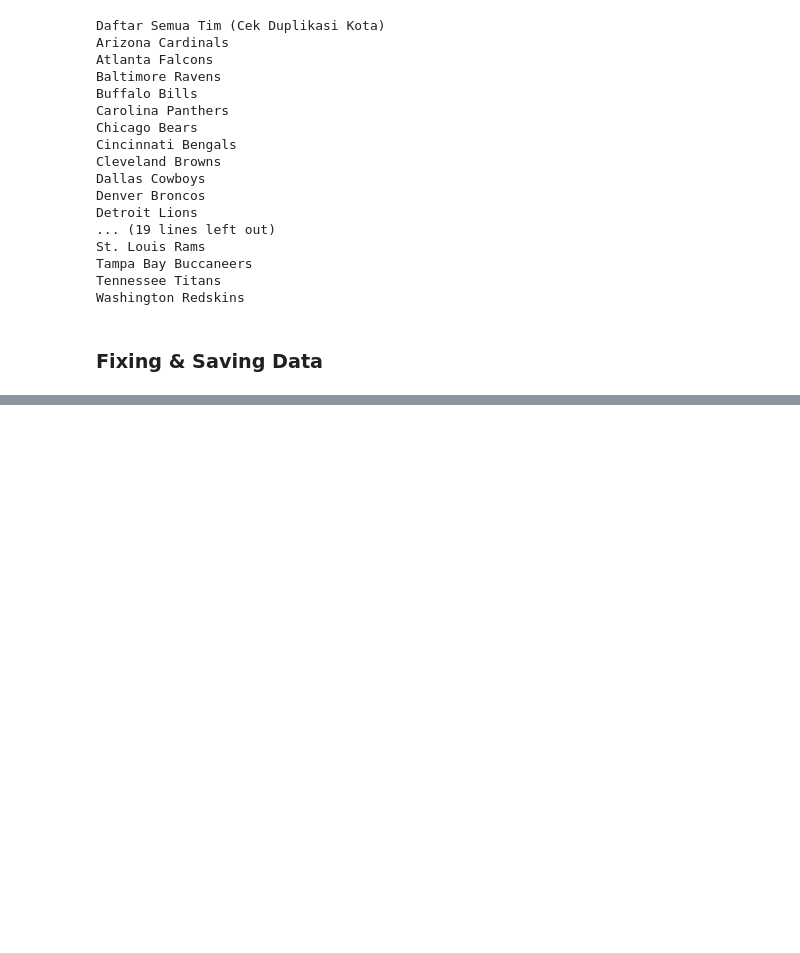
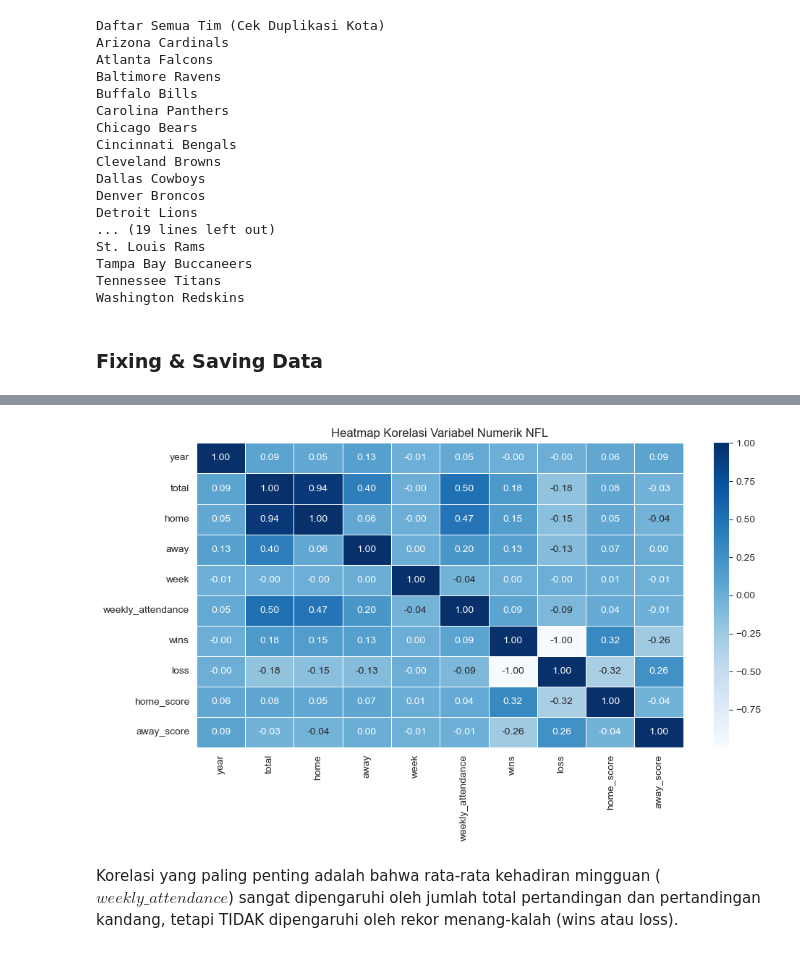
Before and after one commit to keirasharinna/nfl-attendance-analysis, a Jupyter notebook: notebooks/final project.ipynb, the cells around one changed output, grey strips where cells are left out. Cells and saved outputs as stored; diff of their text form; code cells hidden in the pictures; blank space fills up the shorter version.

```diff
--- a/notebooks/final project.ipynb
+++ b/notebooks/final project.ipynb
@@ -205,0 +334,20 @@ Dimensi Final: (10208, 18)
+# %%
+plt.figure(figsize=(10, 6))
+
+corr = df_final.select_dtypes(include='number').corr()
+
+sns.heatmap(
+    corr,
+    annot=True,
+    fmt=".2f",
+    cmap="Blues",
+    linewidths=0.5
+)
+
+plt.title("Heatmap Korelasi Variabel Numerik NFL")
+plt.tight_layout()
+plt.show()
+# %% [output]
+[figure, added]
+# %% [markdown]
+Korelasi yang paling penting adalah bahwa rata-rata kehadiran mingguan ($weekly\_attendance$) sangat dipengaruhi oleh jumlah total pertandingan dan pertandingan kandang, tetapi TIDAK dipengaruhi oleh rekor menang-kalah (wins atau loss).
```
Also changed, not shown: parts of 12 cells of this notebook.
